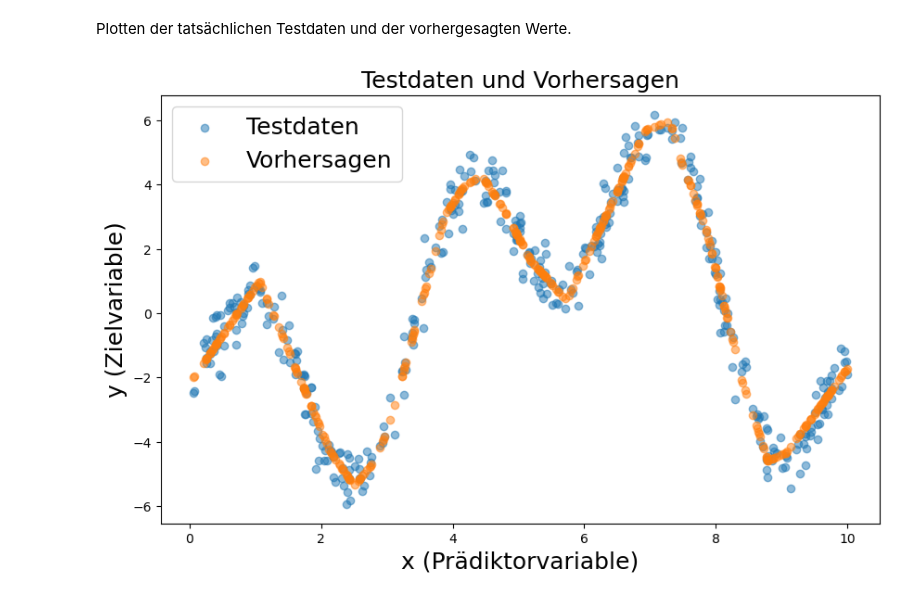
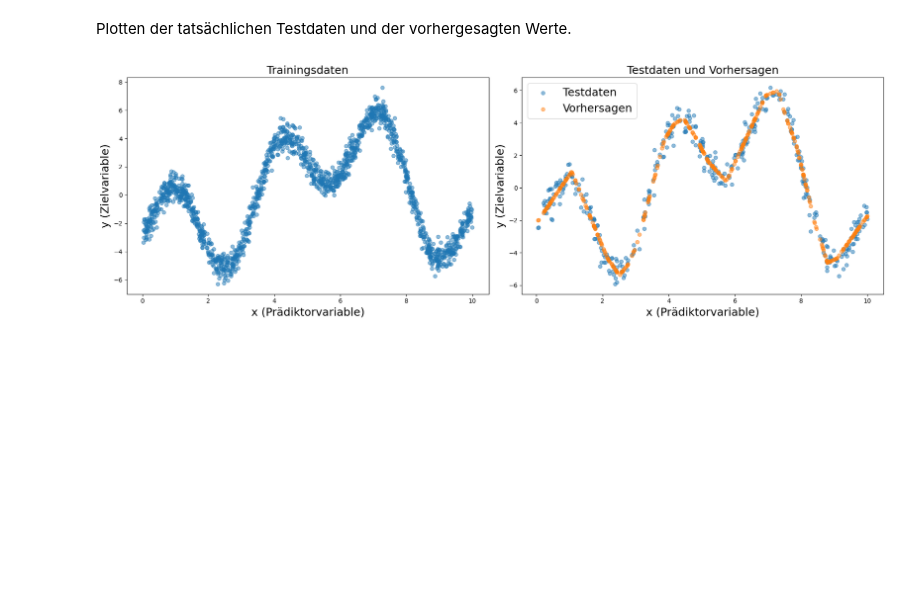
Before and after one commit to Schoenbrodt/KI-Bildung-im-MU, a Jupyter notebook: Regression_Notebook.ipynb, the cells around one changed output. Saved outputs shown, nothing was run; the diff lists cells and outputs as text; code cells hidden in the pictures; blank space fills up the shorter version.

```diff
--- a/Regression_Notebook.ipynb
+++ b/Regression_Notebook.ipynb
@@ -71,13 +71,27 @@ Trainingsfehler (MSE): 0.2768930196762085
 Plotten der tatsächlichen Testdaten und der vorhergesagten Werte.
 # %%
 # Plotten der tatsächlichen und der vorhergesagte Werte
-plt.figure(figsize=(10, 6))
+plt.figure(figsize=(18, 6))
+
+# Plotten des Datensatzes
+plt.subplot(1, 2, 1)
+plt.scatter(X_train, y_train, alpha=0.5)
+plt.title('Trainingsdaten', fontsize = 18)
+plt.xlabel('x (Prädiktorvariable)', fontsize = 18)
+plt.ylabel('y (Zielvariable)', fontsize = 18)
+
+plt.subplot(1, 2, 2)
 plt.scatter(X_test, y_test, label='Testdaten', alpha=0.5)
 plt.scatter(X_test, y_pred, label='Vorhersagen', alpha=0.5)
 plt.title('Testdaten und Vorhersagen', fontsize = 18)
 plt.xlabel('x (Prädiktorvariable)', fontsize = 18)
 plt.ylabel('y (Zielvariable)', fontsize = 18)
 plt.legend(fontsize=18)
+
+
+plt.savefig('data_and_predictions_reg.png', dpi=300, bbox_inches='tight')
+
+plt.tight_layout()
 plt.show()
 # %% [output]
-[figure, old version]
+[figure, new version]
```
Also changed, not shown: 2 other files.
